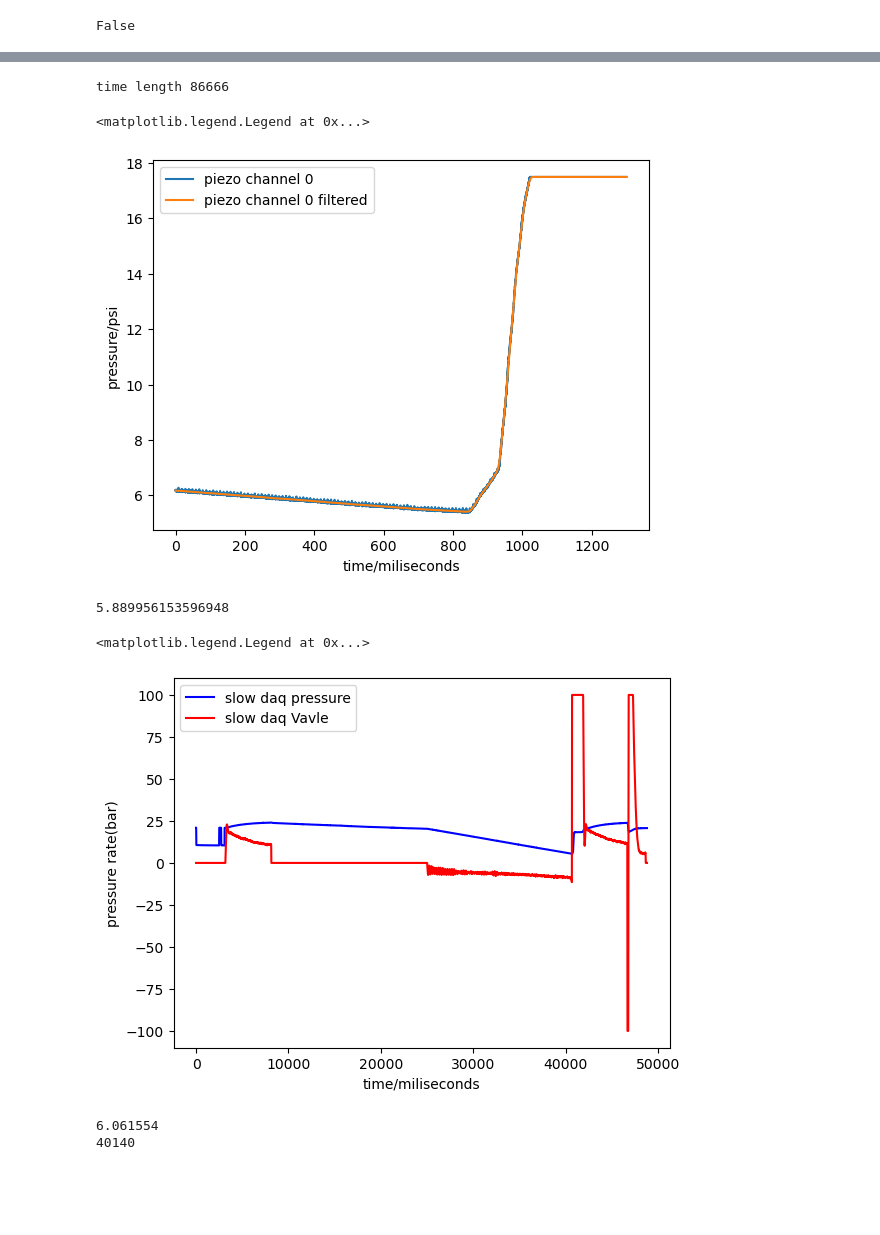
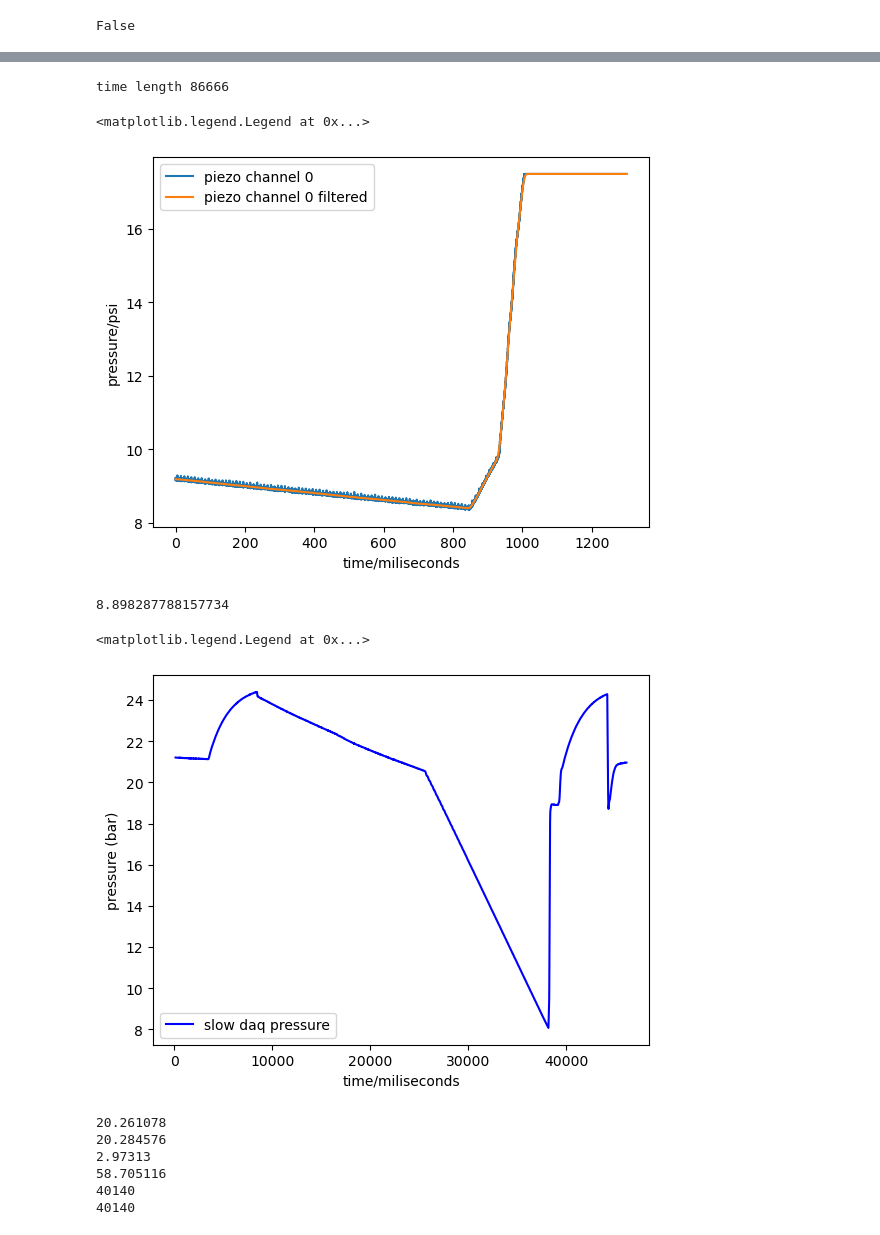
Before and after one commit to SBC-Collaboration/LAr10Ana, a Jupyter notebook: nb/rzhang/Piezo-Waveform_t_start.ipynb, the cells around one changed output, grey strips where cells are left out. Drawn from its saved outputs; the diff is of its cells as text; code cells hidden in the pictures; blank space fills up the shorter version.

Commit message:
update pressure analysis

```diff
--- a/nb/rzhang/Piezo-Waveform_t_start.ipynb
+++ b/nb/rzhang/Piezo-Waveform_t_start.ipynb
@@ -24,3 +25,9 @@ TEST_EVT = 3 # original 0205_6 31; 7 3 is failure
+# %%
+TEST_RUN2 = "/exp/e961/app/users/runze/data/20260205_6/"
+
+# TEST_RUN2 = "/exp/e961/data/users/gputnam/SBC-25-daqdata-test/20251103_1/"
+# for 1121_5, event 3 is expansion failure
+TEST_EVT = 15 # original 0205_6 31 46; 7 3 is failure
 # %%
 data = GetEvent(TEST_RUN2, TEST_EVT,strictMode=False)
 data.keys()
@@ -124,34 +162,45 @@ plt.legend()
 # %% [output]
 time length 86666
 <matplotlib.legend.Legend at 0x...>
-[figure, old version]
+[figure, new version]
 # %%
 print(piezo0_filtered[20000])
 # %% [output]
-5.889956153596948
+8.898287788157734
 # %%
-slowdaq_PT = data["slow_daq"]['PT1101']
+# slowdaq_PT = data["slow_daq"]['PT1101']
+slowdaq_PT = data["slow_daq"]['PT2121']
 slowdaq_Valve = data["slow_daq"]['SERVO3321_OUT']
-slowdaq_time = [i*10 for i in range(len(slowdaq_PT))]
+# slowdaq_time = [i*10 for i in range(len(slowdaq_PT))]
+slowdaq_time = data["slow_daq"]['time_ms']
 fig, ax1 = plt.subplots()
 startpoint = 10000
 endpoint = 10750
 # l1 = ax1.plot(slowdaq_time[startpoint:endpoint],slowdaq_PT[startpoint:endpoint], label="slow daq pressure",color="blue")
 ax1.plot(slowdaq_time,slowdaq_PT, label="slow daq pressure",color="blue")
-ax1.plot(slowdaq_time,slowdaq_Valve, label="slow daq Vavle",color="red")
+# ax1.plot(slowdaq_time,slowdaq_Valve, label="slow daq Vavle",color="red")
 ax1.set_xlabel("time/miliseconds")
-ax1.set_ylabel("pressure rate(bar)")
-# ax1.set_xlim(10000, 820)
+ax1.set_ylabel("pressure (bar)")
+# ax1.axvline(43969)
+# ax1.set_xlim(32000, 50000)
 # ax1.set_ylim(7.5,12)
 ax1.legend()
 # %% [output]
 <matplotlib.legend.Legend at 0x...>
-[figure, old version]
+[figure, new version]
 # %%
-print(data["slow_daq"]['PT1101'][4000])
+print(data["slow_daq"]['PT1101'][4470])
+print(data["slow_daq"]['PT2121'][4459])
+print(data["slow_daq"]['PT3332'][4470])
+print(data["slow_daq"]['PT3333'][4470])
 print(data["slow_daq"]['time_ms'][4000])
+print(data["slow_daq"]['time_ms'][4000])
 # %% [output]
-6.061554
+20.261078
+20.284576
+2.97313
+58.705116
 40140
+40140
 # %%
 # find compression time
```
Also changed, not shown: parts of 25 cells of this notebook, 10 other files.
